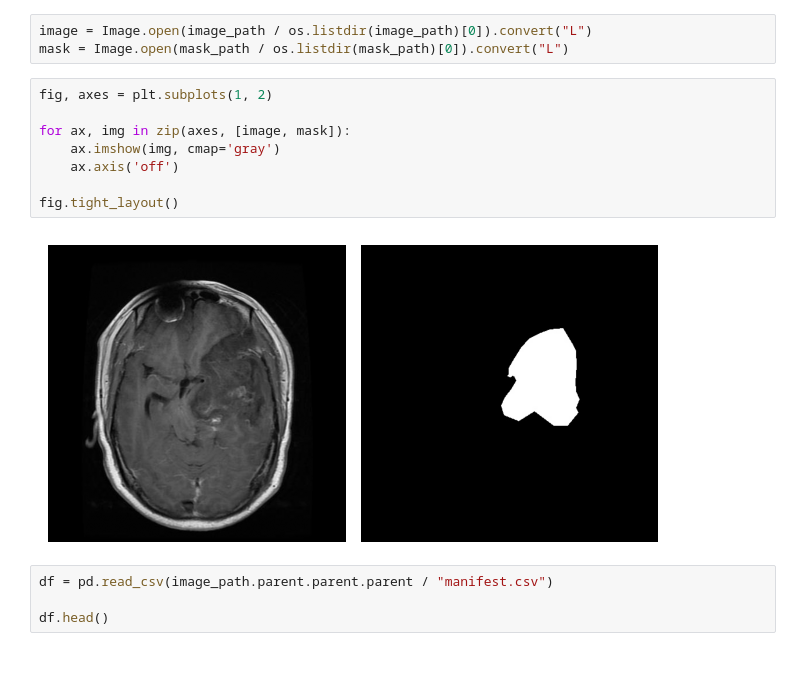
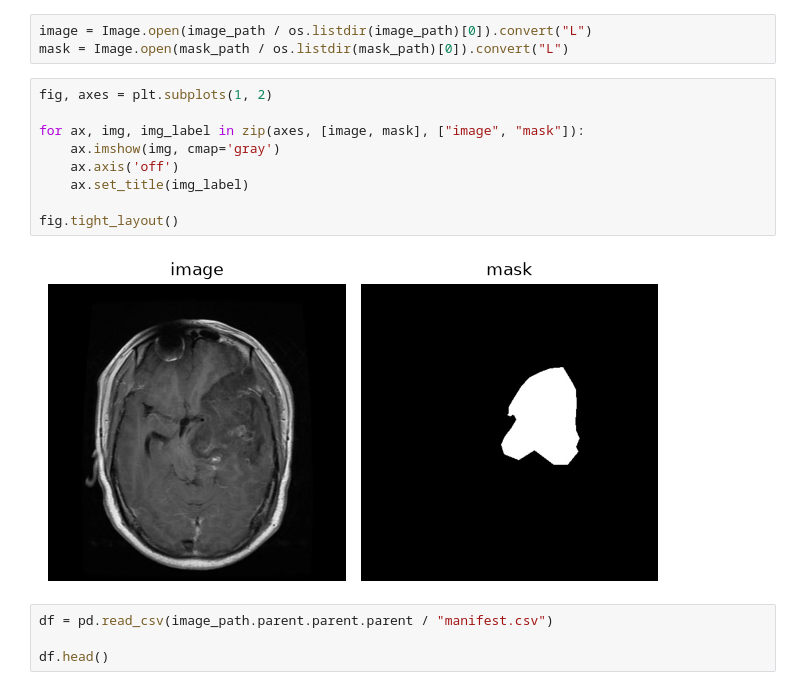
Before and after one commit to supremekhadka/u-net, a Jupyter notebook: notebooks/brisc2025.ipynb, the cells around one changed output. Drawn from its saved outputs; the diff is of its cells as text; blank space fills up the shorter version.

```diff
--- a/notebooks/brisc2025.ipynb
+++ b/notebooks/brisc2025.ipynb
@@ -14,13 +14,14 @@ mask = Image.open(mask_path / os.listdir(mask_path)[0]).convert("L")
 # %%
 fig, axes = plt.subplots(1, 2)
 
-for ax, img in zip(axes, [image, mask]):
+for ax, img, img_label in zip(axes, [image, mask], ["image", "mask"]):
     ax.imshow(img, cmap='gray')
     ax.axis('off')
+    ax.set_title(img_label)
 
 fig.tight_layout()
 # %% [output]
-[figure, old version]
+[figure, new version]
 # %%
 df = pd.read_csv(image_path.parent.parent.parent / "manifest.csv")
 
```
Also changed, not shown: parts of 4 cells of this notebook, 5 other files.
